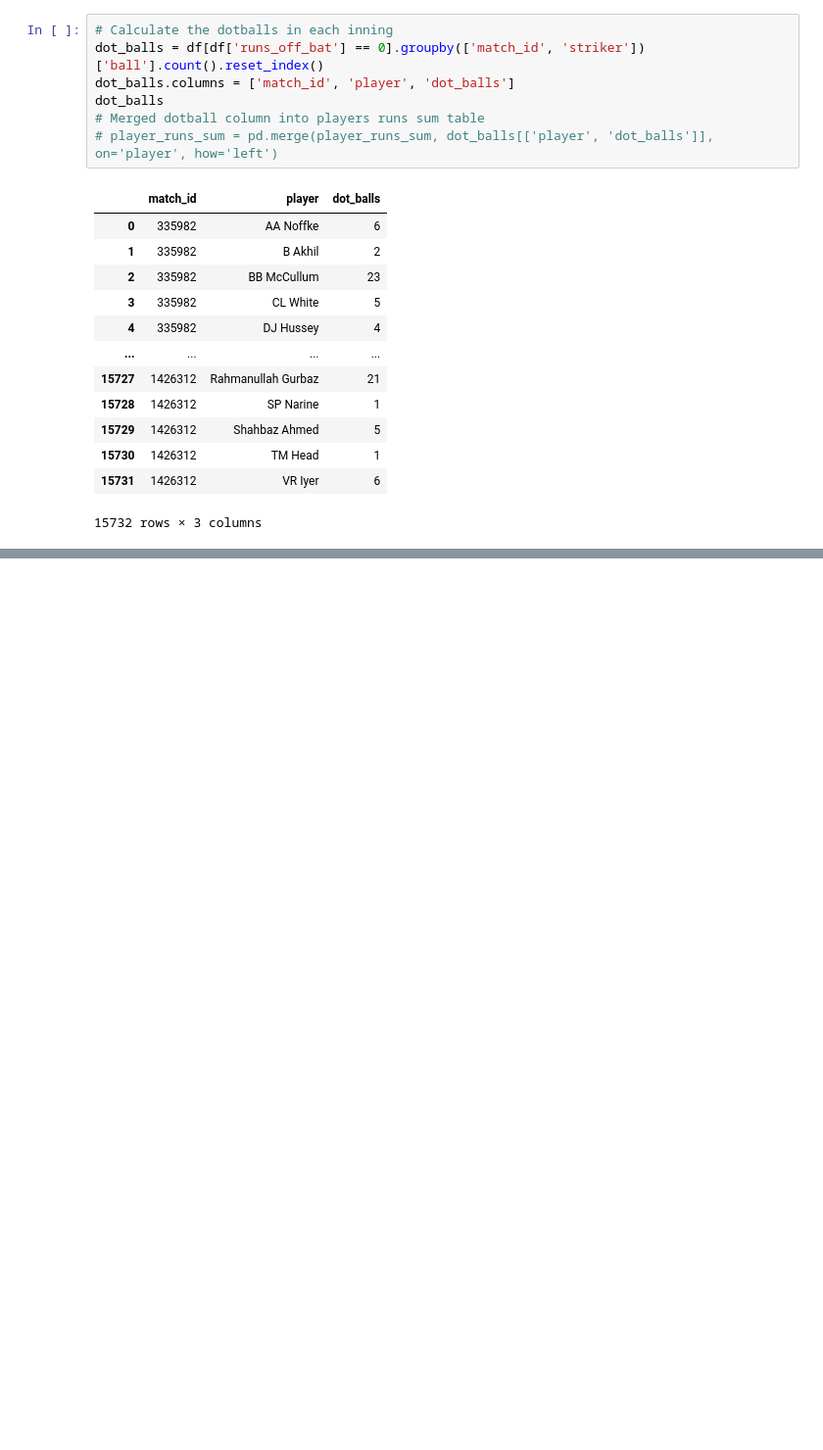
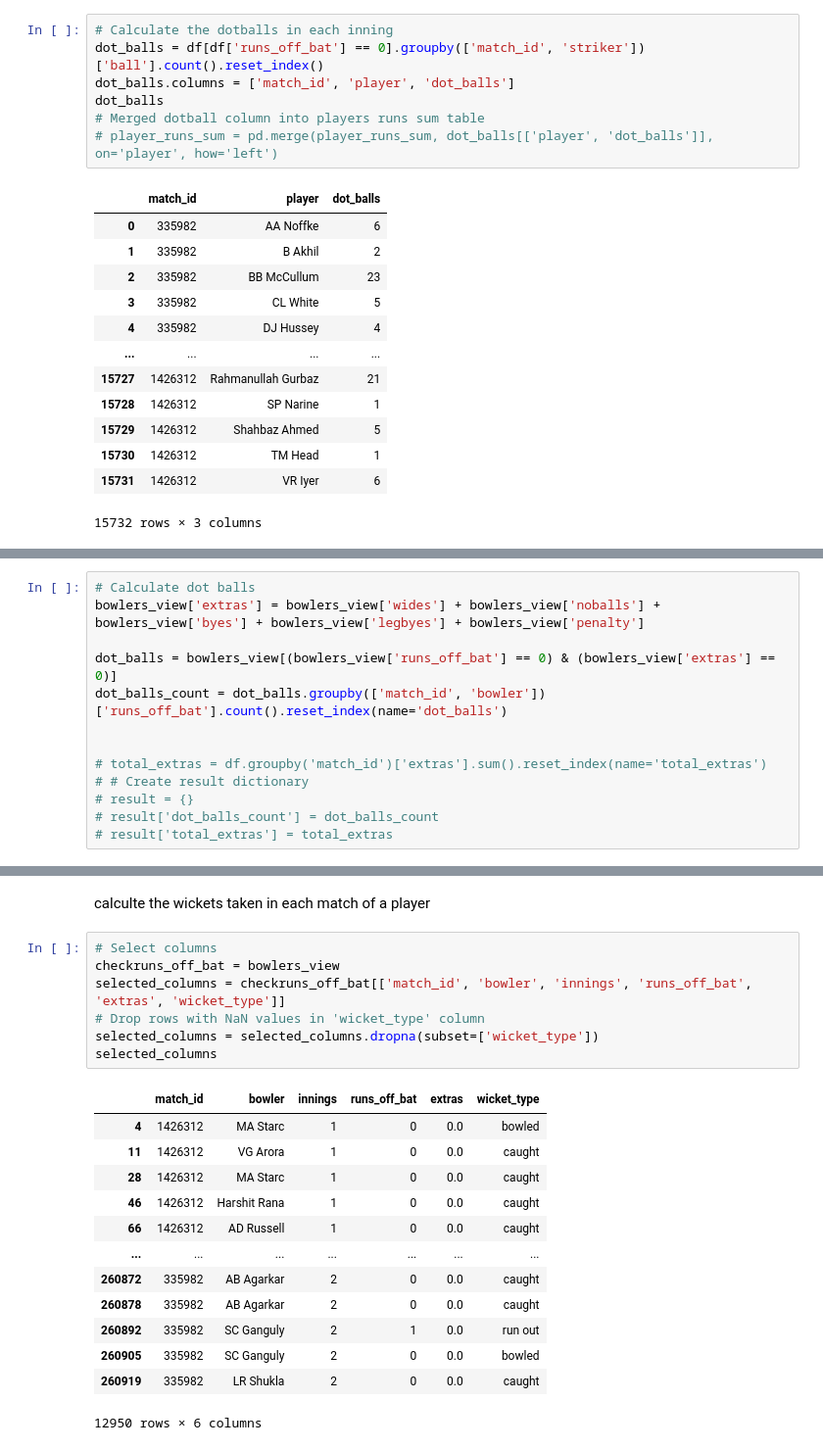
Before and after one commit to NIRANJANGOPALAN/IPL_player_analysis, a Jupyter notebook: IPL_workbook.ipynb, the cells around one changed output, grey strips where cells are left out. Shown at 98% size. Drawn from its saved outputs; the diff is of its cells as text; blank space fills up the shorter version.

```diff
--- a/IPL_workbook.ipynb
+++ b/IPL_workbook.ipynb
@@ -150,0 +231,13 @@ player_runs_sum
+# %%
+# Calculate dot balls
+bowlers_view['extras'] = bowlers_view['wides'] + bowlers_view['noballs'] + bowlers_view['byes'] + bowlers_view['legbyes'] + bowlers_view['penalty']
+
+dot_balls = bowlers_view[(bowlers_view['runs_off_bat'] == 0) & (bowlers_view['extras'] == 0)]
+dot_balls_count = dot_balls.groupby(['match_id', 'bowler'])['runs_off_bat'].count().reset_index(name='dot_balls')
+
+
+# total_extras = df.groupby('match_id')['extras'].sum().reset_index(name='total_extras')
+# # Create result dictionary
+# result = {}
+# result['dot_balls_count'] = dot_balls_count
+# result['total_extras'] = total_extras
@@ -150,0 +259,23 @@ player_runs_sum
+# %% [markdown]
+calculte the wickets taken in each match of a player
+# %%
+# Select columns
+checkruns_off_bat = bowlers_view
+selected_columns = checkruns_off_bat[['match_id', 'bowler', 'innings', 'runs_off_bat', 'extras', 'wicket_type']]
+# Drop rows with NaN values in 'wicket_type' column
+selected_columns = selected_columns.dropna(subset=['wicket_type'])
+selected_columns
+# %% [output]
+|  | match_id | bowler | innings | runs_off_bat | extras | wicket_type |
+| 4 | 1426312 | MA Starc | 1 | 0 | 0.0 | bowled |
+| 11 | 1426312 | VG Arora | 1 | 0 | 0.0 | caught |
+| 28 | 1426312 | MA Starc | 1 | 0 | 0.0 | caught |
+| 46 | 1426312 | Harshit Rana | 1 | 0 | 0.0 | caught |
+| 66 | 1426312 | AD Russell | 1 | 0 | 0.0 | caught |
+| ... | ... | ... | ... | ... | ... | ... |
+| 260872 | 335982 | AB Agarkar | 2 | 0 | 0.0 | caught |
+| 260878 | 335982 | AB Agarkar | 2 | 0 | 0.0 | caught |
+| 260892 | 335982 | SC Ganguly | 2 | 1 | 0.0 | run out |
+| 260905 | 335982 | SC Ganguly | 2 | 0 | 0.0 | bowled |
+| 260919 | 335982 | LR Shukla | 2 | 0 | 0.0 | caught |
+12950 rows × 6 columns
```
Also changed, not shown: parts of 15 cells of this notebook, 2 other files.
